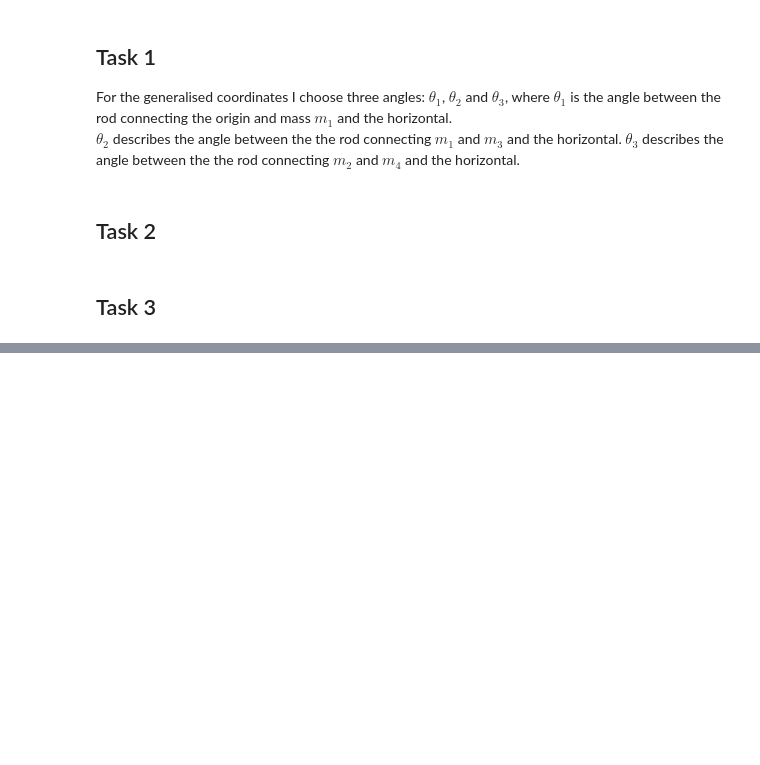
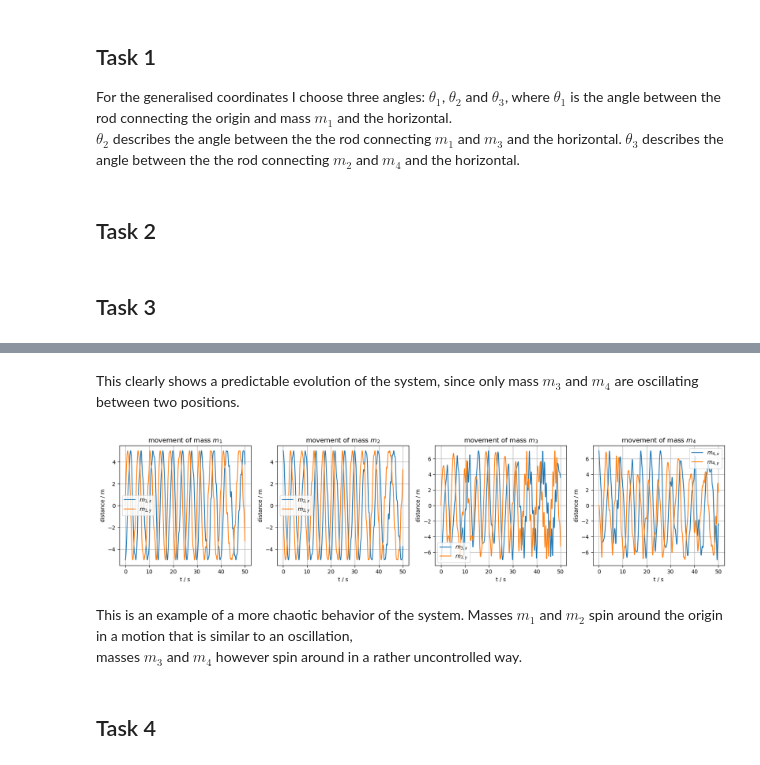
Before and after one commit to benjbrandt/physics725, a Jupyter notebook: Week9/Project_4_Rod_Pendulum_System_student.ipynb, the cells around one changed output, grey strips where cells are left out. Cells and saved outputs as stored; diff of their text form; code cells hidden in the pictures; blank space fills up the shorter version.

```diff
--- a/Week9/Project_4_Rod_Pendulum_System_student.ipynb
+++ b/Week9/Project_4_Rod_Pendulum_System_student.ipynb
@@ -214,0 +202,41 @@ ani.save('pendulum.gif', writer='pillow', fps=(n_frames / n_seconds))
+# %% [markdown]
+This clearly shows a predictable evolution of the system, since only mass $m_3$ and $m_4$ are oscillating between two positions.
+# %%
+# plot the x and y values of the 4 masses against the time for solutions S2
+fig, ax = plt.subplots(1,4, figsize=(20,4))
+
+# mass m1
+ax[0].plot(t_n, x1_n_s2, label=r'$m_{1,x}$')
+ax[0].plot(t_n, y1_n_s2, label=r'$m_{1,y}$')
+ax[0].set_title(r'movement of mass $m_1$')
+
+# mass m2
+ax[1].plot(t_n, x2_n_s2, label=r'$m_{2,x}$')
+ax[1].plot(t_n, y2_n_s2, label=r'$m_{2,y}$')
+ax[1].set_title(r'movement of mass $m_2$')
+
+# mass m3
+ax[2].plot(t_n, x3_n_s2, label=r'$m_{3,x}$')
+ax[2].plot(t_n, y3_n_s2, label=r'$m_{3,y}$')
+ax[2].set_title(r'movement of mass $m_3$')
+
+# mass m4
+ax[3].plot(t_n, x4_n_s2, label=r'$m_{4,x}$')
+ax[3].plot(t_n, y4_n_s2, label=r'$m_{4,y}$')
+ax[3].set_title(r'movement of mass $m_4$')
+
+# set axis and legend
+i = 0
+while i <= 3:
+    ax[i].set_xlabel(r't / s')
+    ax[i].set_ylabel(r'distance / m')
+    ax[i].legend()
+    ax[i].grid()
+    i = i + 1
+# %% [output]
+[figure, added]
+# %% [markdown]
+This is an example of a more chaotic behavior of the system. Masses $m_1$ and $m_2$ spin around the origin in a motion that is similar to an oscillation, \
+masses $m_3$ and $m_4$ however spin around in a rather uncontrolled way.
+# %% [markdown]
+## Task 4
```
Also changed, not shown: parts of 18 cells of this notebook, 4 other files.
